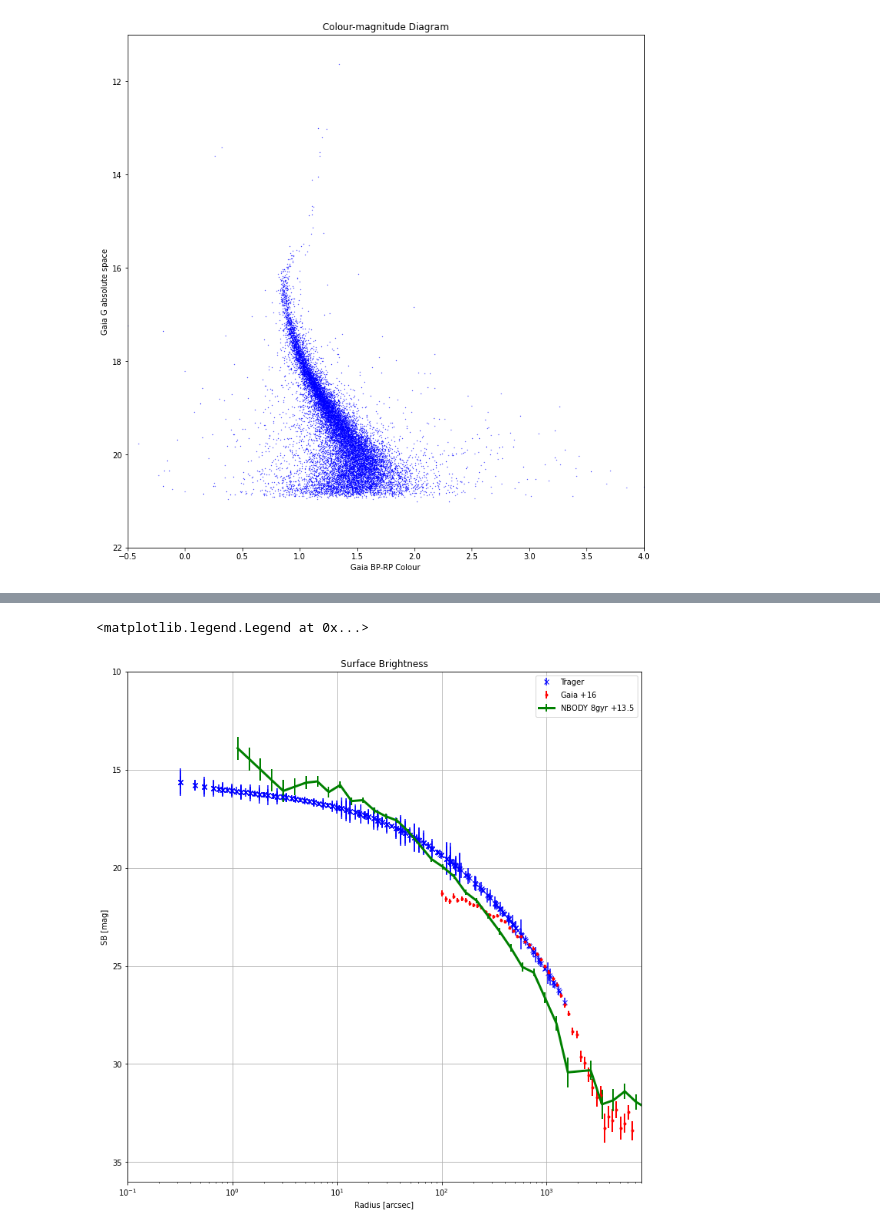
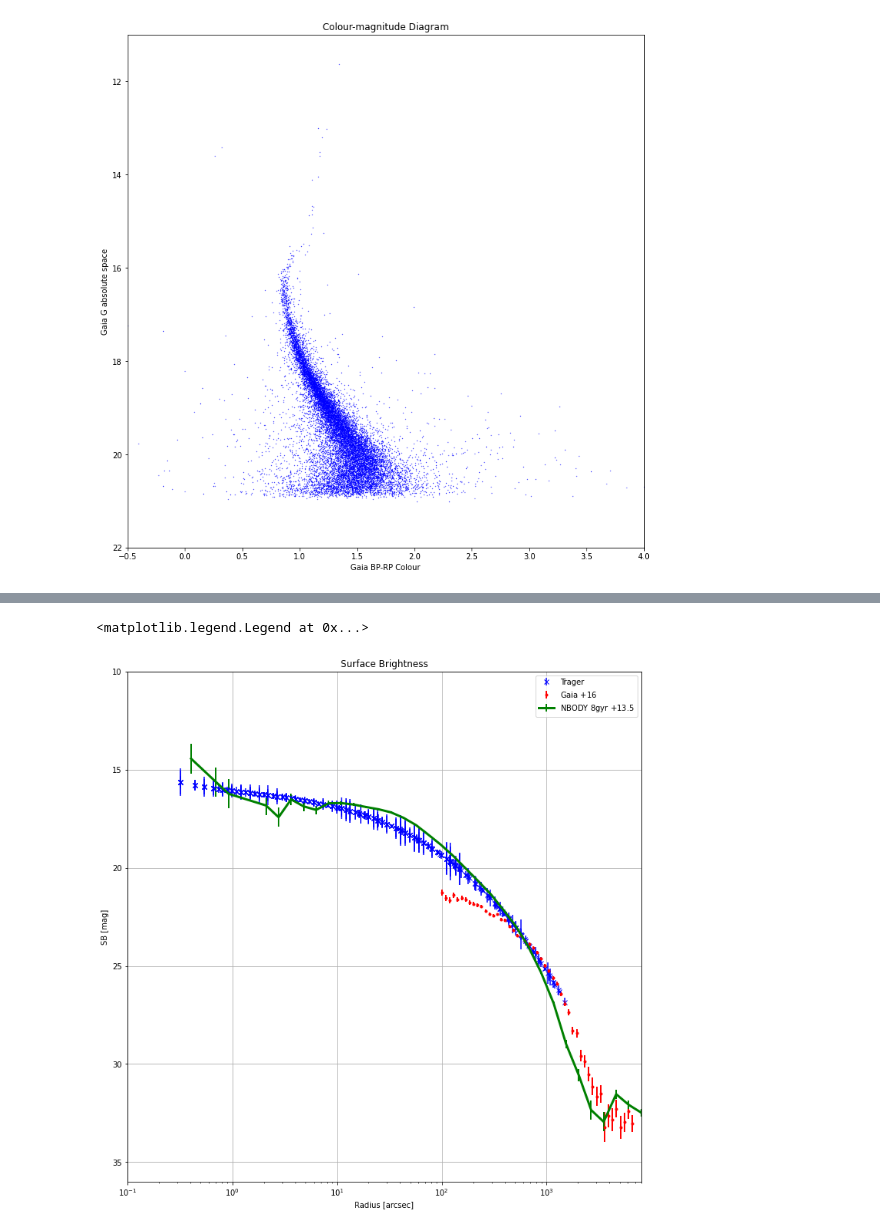
Before and after one commit to anthony-arnold/ngc6397, a Jupyter notebook: ngc6397.ipynb, the cells around one changed output, grey strips where cells are left out. Cells and saved outputs as stored; diff of their text form; code cells hidden in the pictures.

```diff
--- a/ngc6397.ipynb
+++ b/ngc6397.ipynb
@@ -197,7 +197,7 @@ def surface_density(d, ax, label, scale=17, fmt='none', lw=2):
     # Divide the sum in each bin by the area of the annulus
     r_b = bins[:-1]
     area = np.array([
-      2 * np.pi * bins[i+1] * (bins[i+1] - r)
+      np.pi * (bins[i+1]**2 - r**2)
       for i,r in enumerate(r_b)
     ])[cut]
 
@@ -232,40 +232,43 @@ ax.set(
     ylim=[36, 10],
     xlim=[0.1, 8000]
 )
 # ax.set(title="Surface Density")
 
 # Plot tager
 # ax.plot(10**trager[:,0], trager[:,2], label='Trager')
 trager_err = np.abs(trager[:,3])
 cut_trager = trager_err < 1
 ax.errorbar(10**trager[:,0][cut_trager], trager[:,2][cut_trager], yerr=trager_err[cut_trager], label='Trager', fmt='bx')
 
 
 # Stitch Gaia
 cut = cut & bright
 gaia_cut = gaia.data[cut]
-arcsec_distance = rad2arcsec(angular_dist(gaia_cut['ra'], gaia_cut['dec'], orbits.RA, orbits.DEC))
+#arcsec_distance = rad2arcsec(angular_dist(gaia_cut['ra'], gaia_cut['dec'], orbits.RA, orbits.DEC))
+arcsec_distance = 3600.0 * np.sqrt((gaia_cut['ra']-orbits.RA)**2 * np.cos(orbits.DEC/180.0*np.pi)**2+(gaia_cut['dec']-orbits.DEC)**2)
 surface_density(arcsec_distance[arcsec_distance > 100], ax, 'Gaia $+16$', scale=16, fmt='r.')
 
 # Get nbody form
 #m80 = (nbody[:,7] > 0.8) & (nbody[:,8] < 10)
 
 #nbdis = rad2arcsec(angular_dist(nbody[:,1][m80], nbody[:,2][m80], orbits.RA, orbits.DEC))
+
 #surface_density(nbdis, ax, 'NBODY 4gyr $+16$', fmt='g-', scale=16, lw=3)
 
 # Get nbody form
-nbody8 = np.loadtxt('2023-02-09/ngc6397.out')
-#nbody8 = np.loadtxt('8gyr/ngc6397.out')
-m80 = (nbody8[:,7] > 0.8) & (nbody8[:,8] < 10)
+#nbody8 = np.loadtxt('2023-02-09/ngc6397.out')
+nbody8 = np.loadtxt('8gyr/ngc6397.out')
+m80 = (nbody8[:,7] > 0.78) & (nbody8[:,7] < 0.9) & (nbody8[:,8] < 6)
 
-nbdis = rad2arcsec(angular_dist(nbody8[:,1][m80], nbody8[:,2][m80], orbits.RA, orbits.DEC))
-surface_density(nbdis, ax, 'NBODY 8gyr $+13.5$', fmt='g-', scale=13.5, lw=3)
+# nbdis = rad2arcsec(angular_dist(nbody8[:,1][m80], nbody8[:,2][m80], orbits.RA, orbits.DEC))
+nbdis = 3600.0 * np.sqrt((nbody8[:,1][m80]-orbits.RA)**2 * np.cos(orbits.DEC/180.0*np.pi)**2+(nbody8[:,2][m80]-orbits.DEC)**2)
+surface_density(nbdis, ax, 'NBODY 8gyr $+13.5$', fmt='g-', scale=15.5, lw=3)
 
 
 ax.legend()
 # %% [output]
 <matplotlib.legend.Legend at 0x...>
-[figure, old version]
+[figure, new version]
 # %%
 # Vel. disp.
 from astropy import units as u
```
Also changed, not shown: parts of 5 cells of this notebook, 3 other files.
